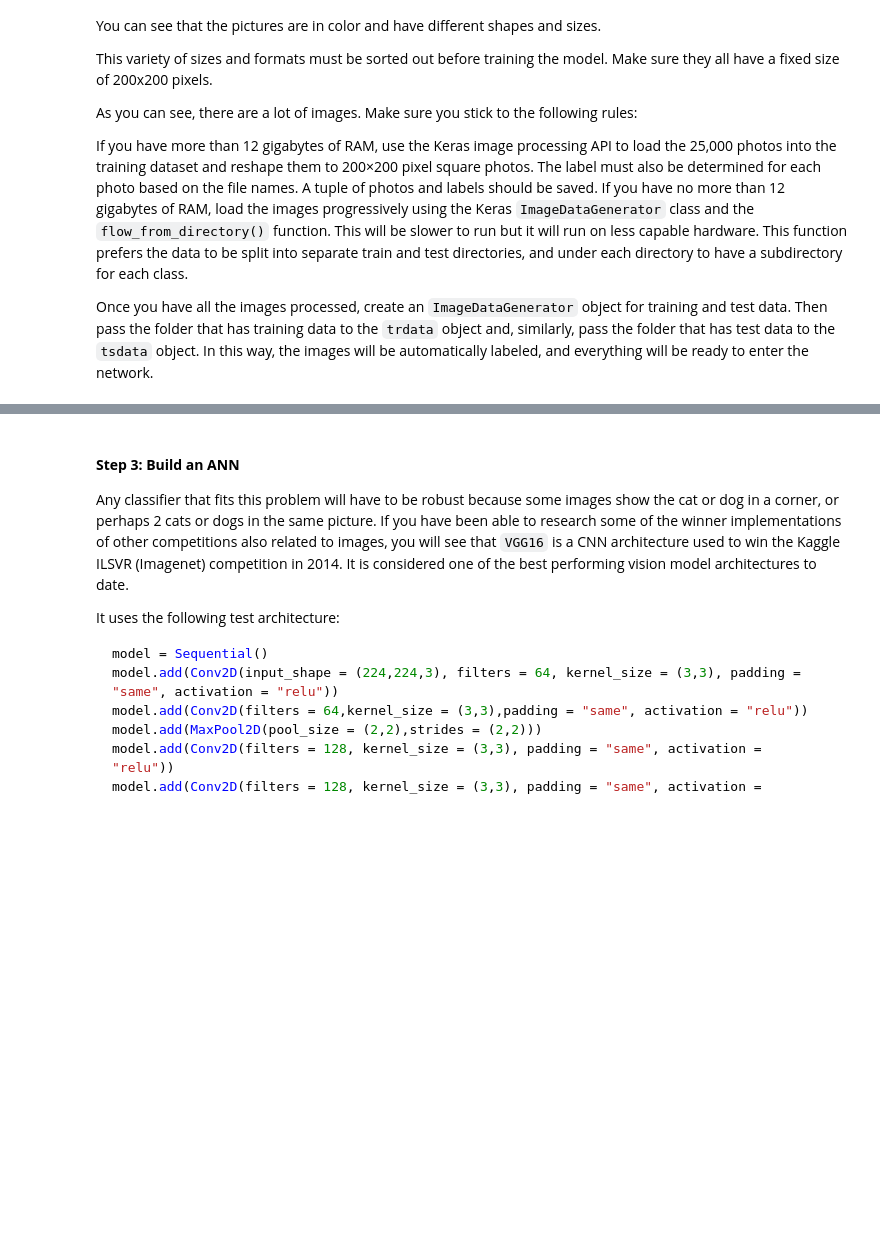
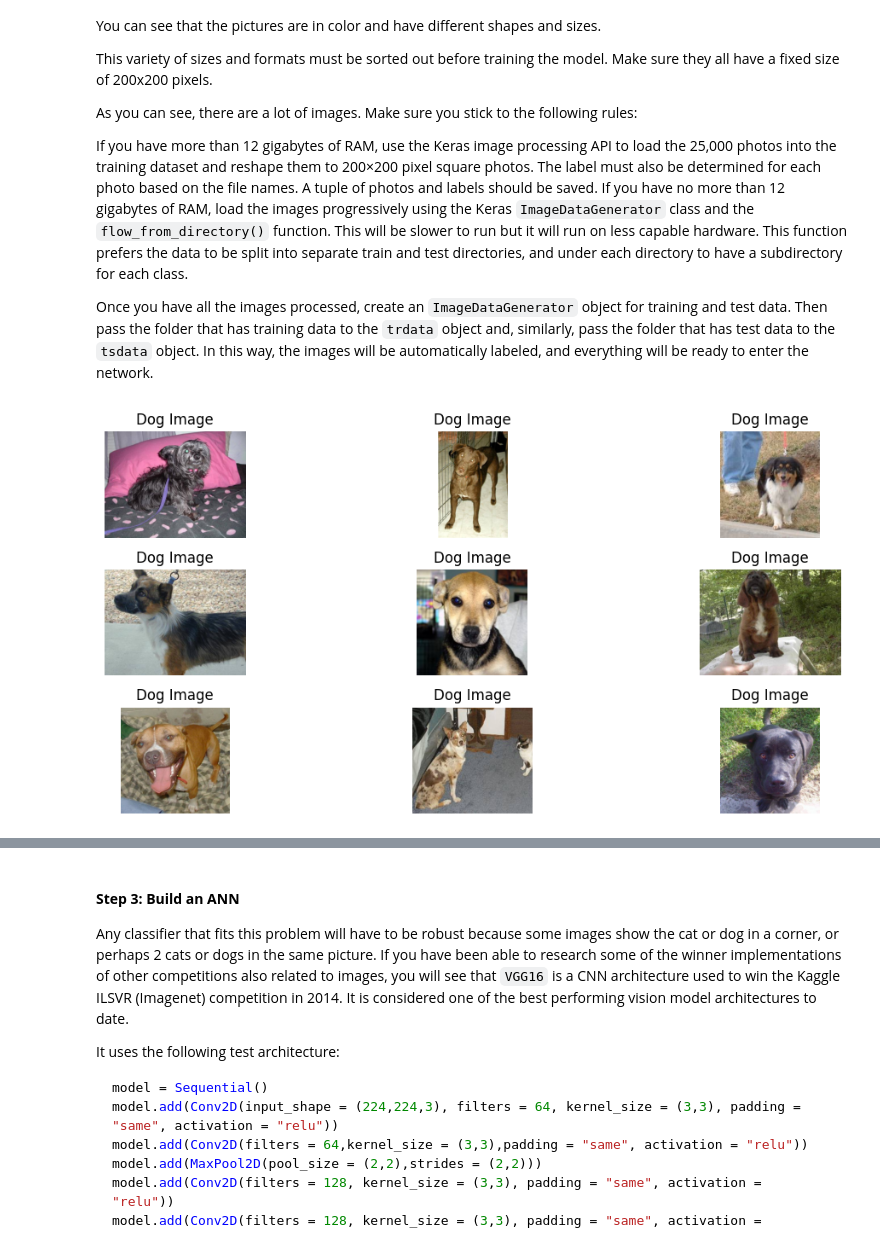
Before and after one commit to rodri-iot/machine_learning_project_deep-learning, a Jupyter notebook: src/explore.ipynb, the cells around one changed output, grey strips where cells are left out. Drawn from its saved outputs; the diff is of its cells as text; code cells hidden in the pictures; blank space fills up the shorter version.

```diff
--- a/src/explore.ipynb
+++ b/src/explore.ipynb
@@ -27,3 +40,34 @@ If you have more than 12 gigabytes of RAM, use the Keras image processing API to
 If you have no more than 12 gigabytes of RAM, load the images progressively using the Keras `ImageDataGenerator` class and the `flow_from_directory()` function. This will be slower to run but it will run on less capable hardware. This function prefers the data to be split into separate train and test directories, and under each directory to have a subdirectory for each class.
 
 Once you have all the images processed, create an `ImageDataGenerator` object for training and test data. Then pass the folder that has training data to the `trdata` object and, similarly, pass the folder that has test data to the `tsdata` object. In this way, the images will be automatically labeled, and everything will be ready to enter the network.
+# %%
+# Path to the directory containing the training images
+data_dir = "../data/raw/train"
+
+# Get a list of all dog image file names
+dog_image_files = [f for f in os.listdir(data_dir) if f.startswith("dog")]
+# Sort list
+dog_image_files.sort(key=lambda x: int(re.search(r'\d+', x).group()))
+
+# Load the first nine images of dogs
+dog_images = []
+for i in range(9):
+    img_path = os.path.join(data_dir, dog_image_files[i])
+    img = image.load_img(img_path)
+    img_array = image.img_to_array(img)
+    img_array /= 255.0
+    dog_images.append(img_array)
+
+# Create figure
+plt.figure(figsize=(12, 5))
+for i in range(9):
+    plt.subplot(3, 3, i + 1)
+    plt.imshow(dog_images[i])
+    plt.title('Dog Image')
+    plt.axis('off')
+
+plt.tight_layout()
+
+plt.show()
+# %% [output]
+[figure, added]
```
Also changed, not shown: parts of 3 cells of this notebook, 1 other file.
